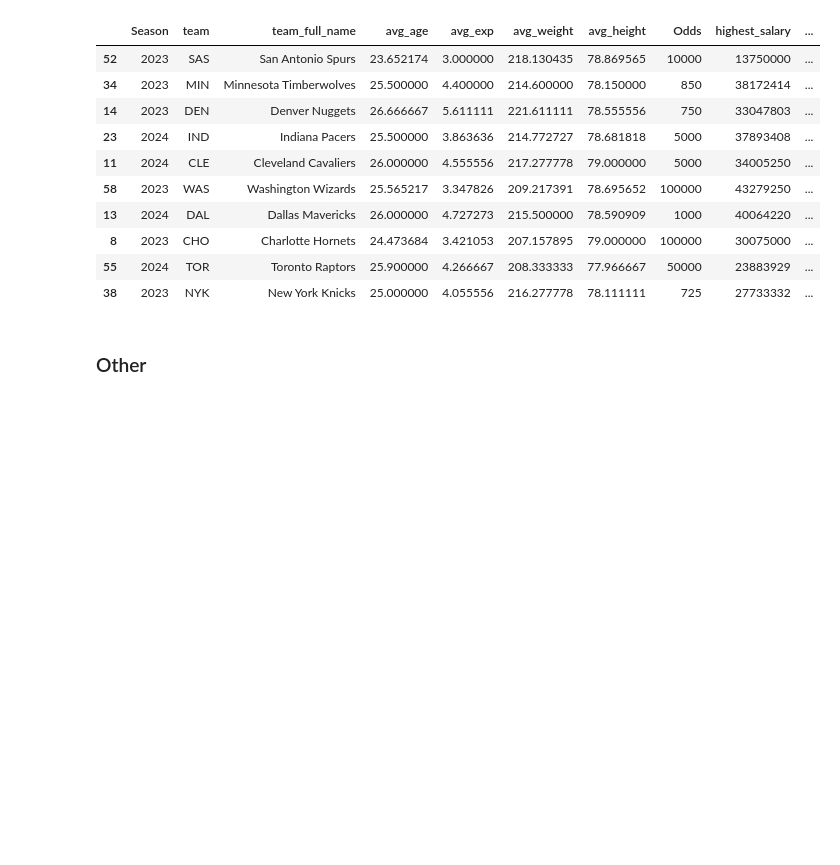
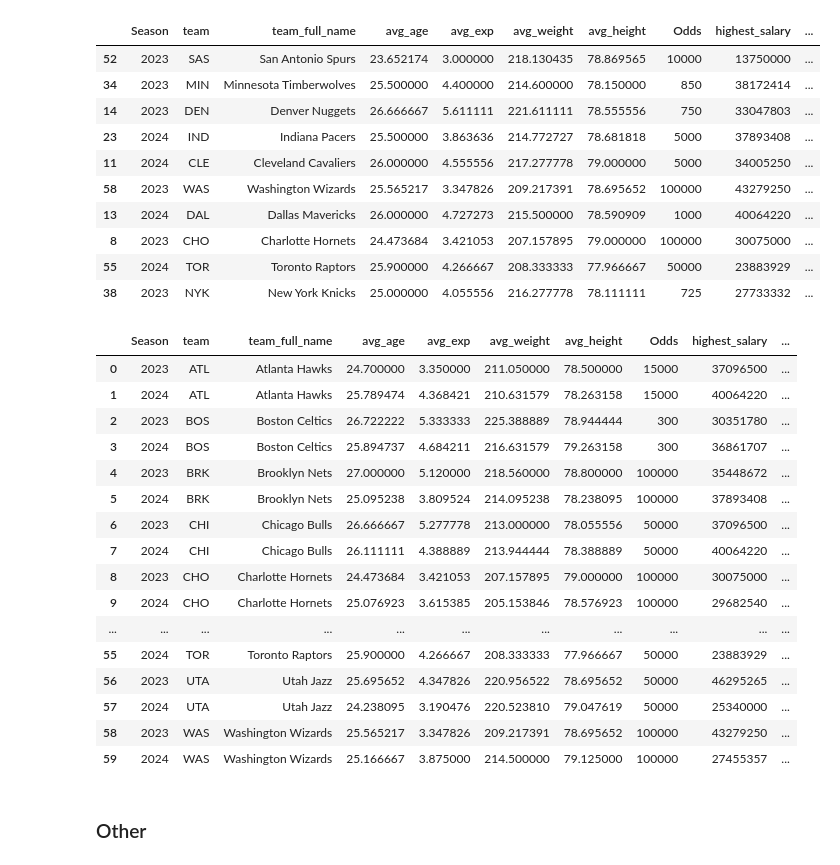
Before and after one commit to TomHavy/Nba-Standings-Prediction, a Jupyter notebook: scrap-nba-data.ipynb, the cells around one changed output. Cells and saved outputs as stored; diff of their text form; code cells hidden in the pictures; blank space fills up the shorter version.

```diff
--- a/scrap-nba-data.ipynb
+++ b/scrap-nba-data.ipynb
@@ -438,0 +489,2 @@ avg_odds_salary_players_champ.tail(5)
+# %%
+ranking = scrape_ranking(2024)
@@ -553,3 +616,37 @@ all_avg_odds_salary_players_champ.sample(10)
 | 38 | 2023 | NYK | New York Knicks | 25.000000 | 4.055556 | 216.277778 | 78.111111 | 725 | 27733332 | ... |
 # %%
 all_avg_odds_salary_players_champ.to_csv(f"data/{start}_{end-1}_avg_odds_salary_players_champ.csv")
+# %%
+def all_scrape_ranking(seasons_list):
+
+    all_ranking = pd.DataFrame()
+
+    for season in seasons_list:
+        ranking = scrape_ranking(season)
+        all_ranking = pd.concat([all_ranking, ranking], ignore_index=True)
+
+    return all_ranking
+# %%
+all_ranking = all_scrape_ranking(seasons_list)
+# %%
+all_avg_odds_salary_players_champ_rk = all_avg_odds_salary_players_champ.merge(all_ranking, on=['team_full_name', 'Season'], how='left')
+# %%
+all_avg_odds_salary_players_champ_rk
+# %% [output]
+|  | Season | team | team_full_name | avg_age | avg_exp | avg_weight | avg_height | Odds | highest_salary | ... |
+| 0 | 2023 | ATL | Atlanta Hawks | 24.700000 | 3.350000 | 211.050000 | 78.500000 | 15000 | 37096500 | ... |
+| 1 | 2024 | ATL | Atlanta Hawks | 25.789474 | 4.368421 | 210.631579 | 78.263158 | 15000 | 40064220 | ... |
+| 2 | 2023 | BOS | Boston Celtics | 26.722222 | 5.333333 | 225.388889 | 78.944444 | 300 | 30351780 | ... |
+| 3 | 2024 | BOS | Boston Celtics | 25.894737 | 4.684211 | 216.631579 | 79.263158 | 300 | 36861707 | ... |
+| 4 | 2023 | BRK | Brooklyn Nets | 27.000000 | 5.120000 | 218.560000 | 78.800000 | 100000 | 35448672 | ... |
+| 5 | 2024 | BRK | Brooklyn Nets | 25.095238 | 3.809524 | 214.095238 | 78.238095 | 100000 | 37893408 | ... |
+| 6 | 2023 | CHI | Chicago Bulls | 26.666667 | 5.277778 | 213.000000 | 78.055556 | 50000 | 37096500 | ... |
+| 7 | 2024 | CHI | Chicago Bulls | 26.111111 | 4.388889 | 213.944444 | 78.388889 | 50000 | 40064220 | ... |
+| 8 | 2023 | CHO | Charlotte Hornets | 24.473684 | 3.421053 | 207.157895 | 79.000000 | 100000 | 30075000 | ... |
+| 9 | 2024 | CHO | Charlotte Hornets | 25.076923 | 3.615385 | 205.153846 | 78.576923 | 100000 | 29682540 | ... |
+| ... | ... | ... | ... | ... | ... | ... | ... | ... | ... | ... |
+| 55 | 2024 | TOR | Toronto Raptors | 25.900000 | 4.266667 | 208.333333 | 77.966667 | 50000 | 23883929 | ... |
+| 56 | 2023 | UTA | Utah Jazz | 25.695652 | 4.347826 | 220.956522 | 78.695652 | 50000 | 46295265 | ... |
+| 57 | 2024 | UTA | Utah Jazz | 24.238095 | 3.190476 | 220.523810 | 79.047619 | 50000 | 25340000 | ... |
+| 58 | 2023 | WAS | Washington Wizards | 25.565217 | 3.347826 | 209.217391 | 78.695652 | 100000 | 43279250 | ... |
+| 59 | 2024 | WAS | Washington Wizards | 25.166667 | 3.875000 | 214.500000 | 79.125000 | 100000 | 27455357 | ... |
```
Also changed, not shown: parts of 6 cells of this notebook, 2 other files.
